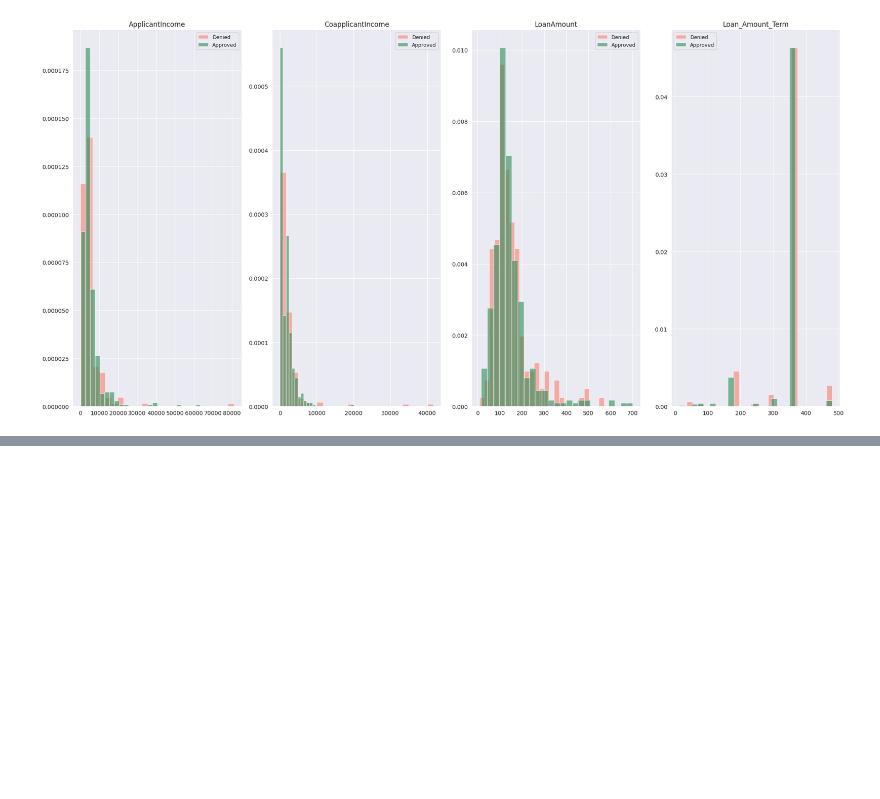
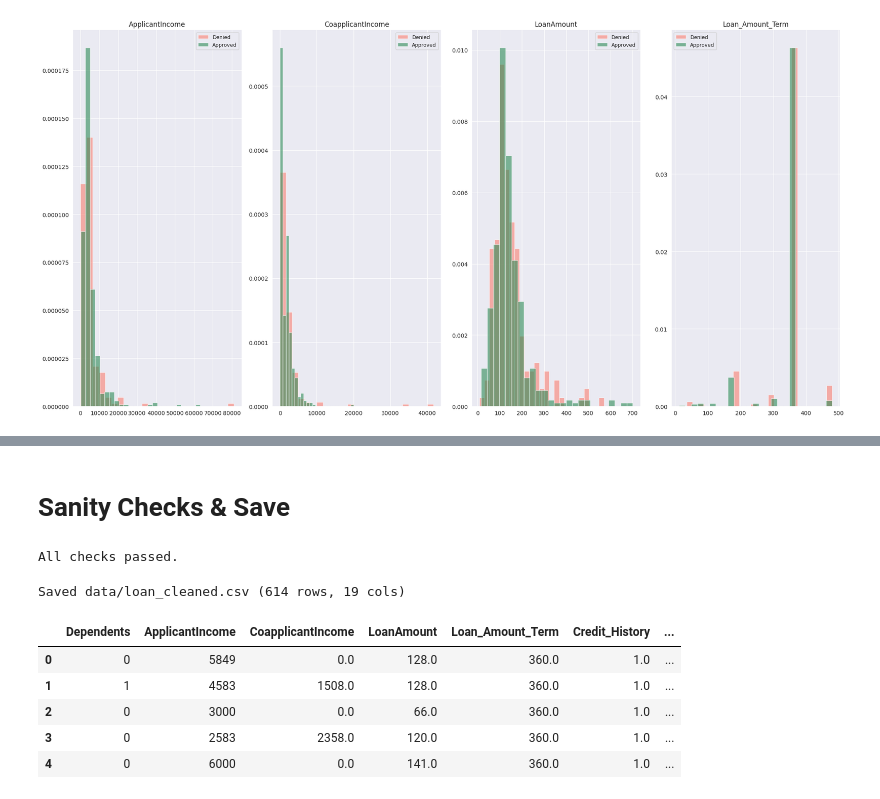
Before and after one commit to polokocodes/Data-Science---ML-Projects, a Jupyter notebook: EDA_Loan_prediction.ipynb, the cells around one changed output, grey strips where cells are left out. Drawn from its saved outputs; the diff is of its cells as text; code cells hidden in the pictures; blank space fills up the shorter version.

```diff
--- a/EDA_Loan_prediction.ipynb
+++ b/EDA_Loan_prediction.ipynb
@@ -247,0 +380,24 @@ plt.show()
+# %% [markdown]
+# Sanity Checks & Save
+# %%
+assert loan_data_processed["Loan_Status"].isin([0, 1]).all()
+assert loan_data_processed.isnull().sum().sum() == 0
+assert "Loan_ID" not in loan_data_processed.columns
+print("All checks passed.")
+# %% [output]
+All checks passed.
+# %%
+loan_data_processed.to_csv("/loan_cleaned.csv", index=False)
+print(f"Saved data/loan_cleaned.csv ({loan_data_processed.shape[0]} rows, {loan_data_processed.shape[1]} cols)")
+# %% [output]
+Saved data/loan_cleaned.csv (614 rows, 19 cols)
+# %%
+loan_cleaned_data = pd.read_csv('/loan_cleaned.csv')
+loan_cleaned_data.head()
+# %% [output]
+|  | Dependents | ApplicantIncome | CoapplicantIncome | LoanAmount | Loan_Amount_Term | Credit_History | ... |
+| 0 | 0 | 5849 | 0.0 | 128.0 | 360.0 | 1.0 | ... |
+| 1 | 1 | 4583 | 1508.0 | 128.0 | 360.0 | 1.0 | ... |
+| 2 | 0 | 3000 | 0.0 | 66.0 | 360.0 | 1.0 | ... |
+| 3 | 0 | 2583 | 2358.0 | 120.0 | 360.0 | 1.0 | ... |
+| 4 | 0 | 6000 | 0.0 | 141.0 | 360.0 | 1.0 | ... |
```
Also changed, not shown: parts of 18 cells of this notebook.
